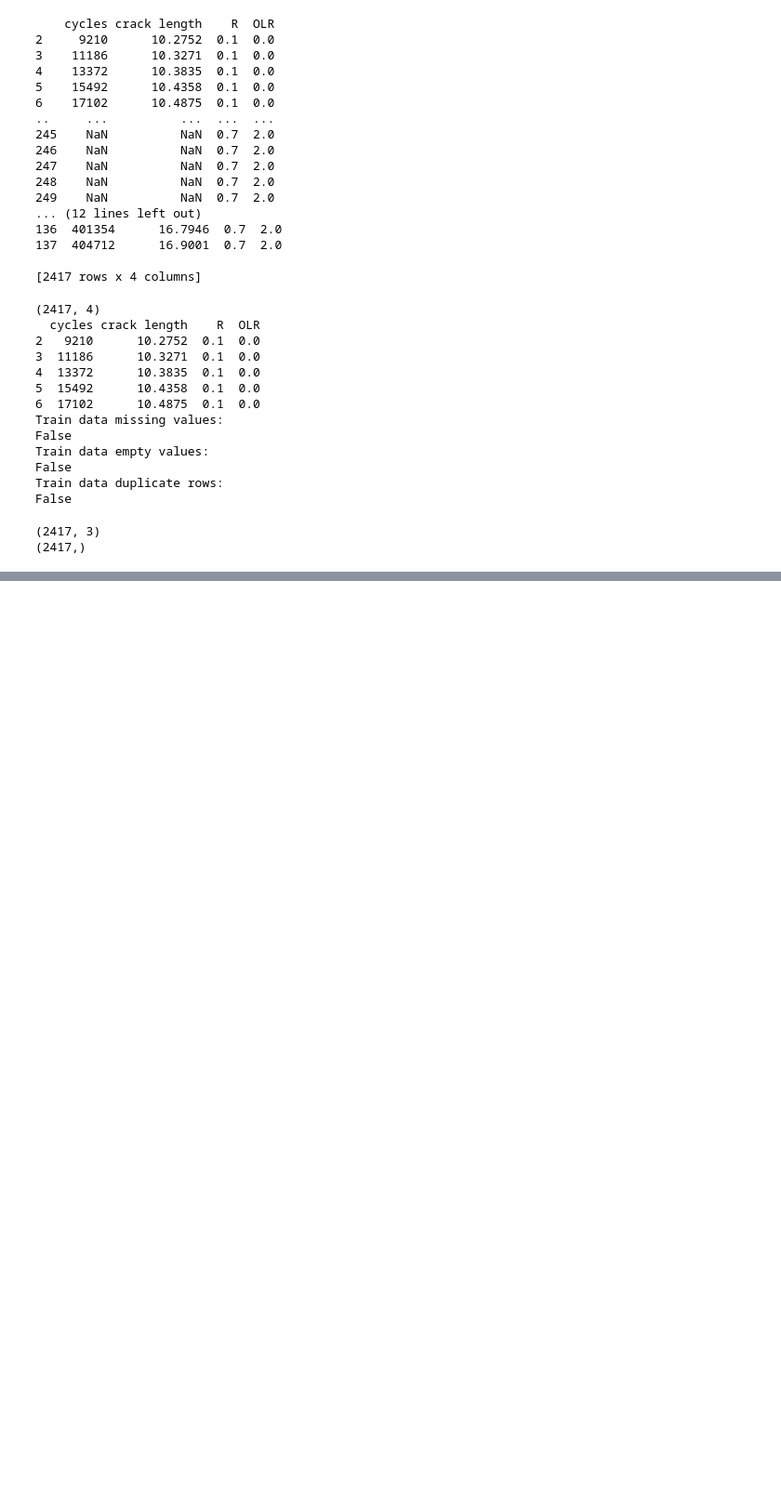
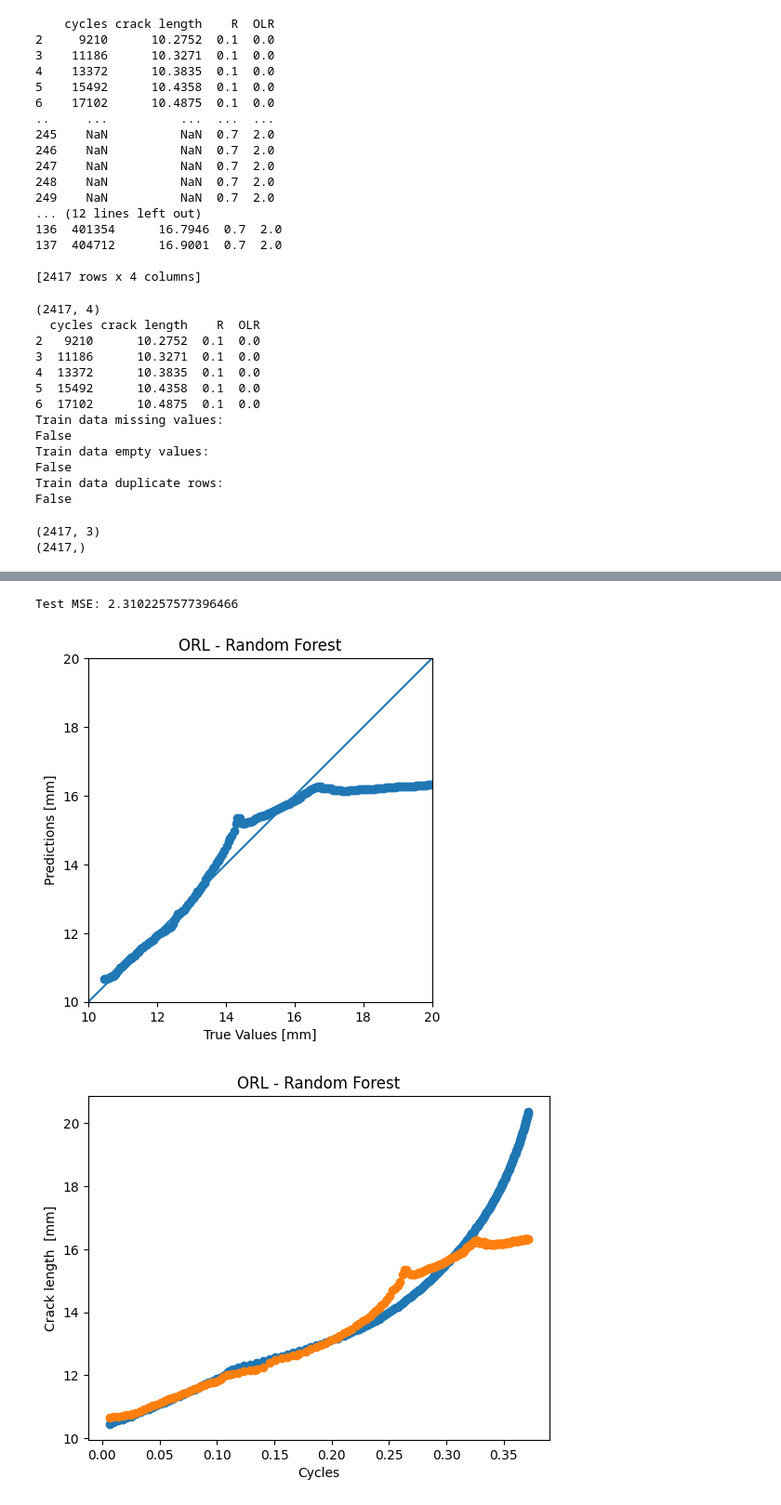
Before and after one commit to TNTU-124-System-analysis-research/qste340tm-modeling-of-fatigue-failure-after-single-overload, a Jupyter notebook: test.ipynb, the cells around one changed output, grey strips where cells are left out. Shown at 93% size. Saved outputs shown, nothing was run; the diff lists cells and outputs as text; code cells hidden in the pictures; blank space fills up the shorter version.

```diff
--- a/test.ipynb
+++ b/test.ipynb
@@ -275 +309,36 @@ ValueError: x and y must be the same size
+# %%
+# Predict crack length vs. the number of cycles for ORL
+
+# Train the first model
+model2 = RandomForestRegressor(n_estimators=600, min_samples_split=10, min_samples_leaf=1, max_features='sqrt',
+                                  max_depth=110, bootstrap=True)
+
+model2.fit(X_train_scaled2, y_train2)
+
+# Predict and evaluate performance on test data
+y_pred = model2.predict(X_test2_scaled)
+mse2 = mean_squared_error(y_test2, y_pred)
+print(f'Test MSE: {mse2}')
+
+a = plt.axes(aspect='equal')
+plt.scatter(y_test2, y_pred)
+plt.xlabel('True Values [mm]')
+plt.ylabel('Predictions [mm]')
+lims = [10, 20]
+plt.xlim(lims)
+plt.ylim(lims)
+_ = plt.plot(lims, lims)
+plt.title('ORL - Random Forest')
+plt.show()
+
+plt.scatter(X_test2_scaled[:,0], y_test2)
+plt.scatter(X_test2_scaled[:,0], y_pred)
+plt.ylabel('Crack length  [mm]')
+plt.xlabel("Cycles")
+plt.title('ORL - Random Forest')
+plt.show()
+# %% [output]
+Test MSE: 2.3102257577396466
+[figure, added]
+[figure, added]
 # %%
```
Also changed, not shown: parts of 7 cells of this notebook.
